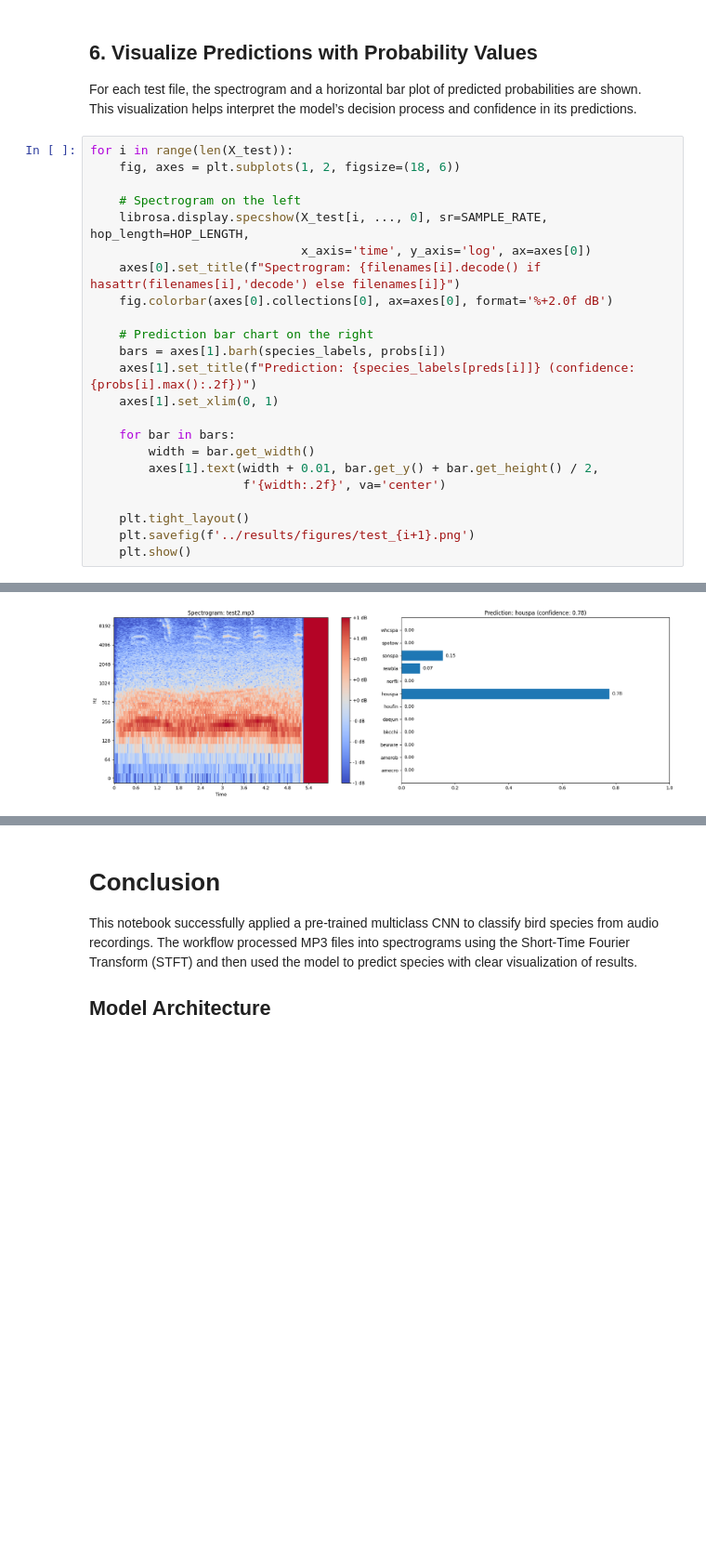
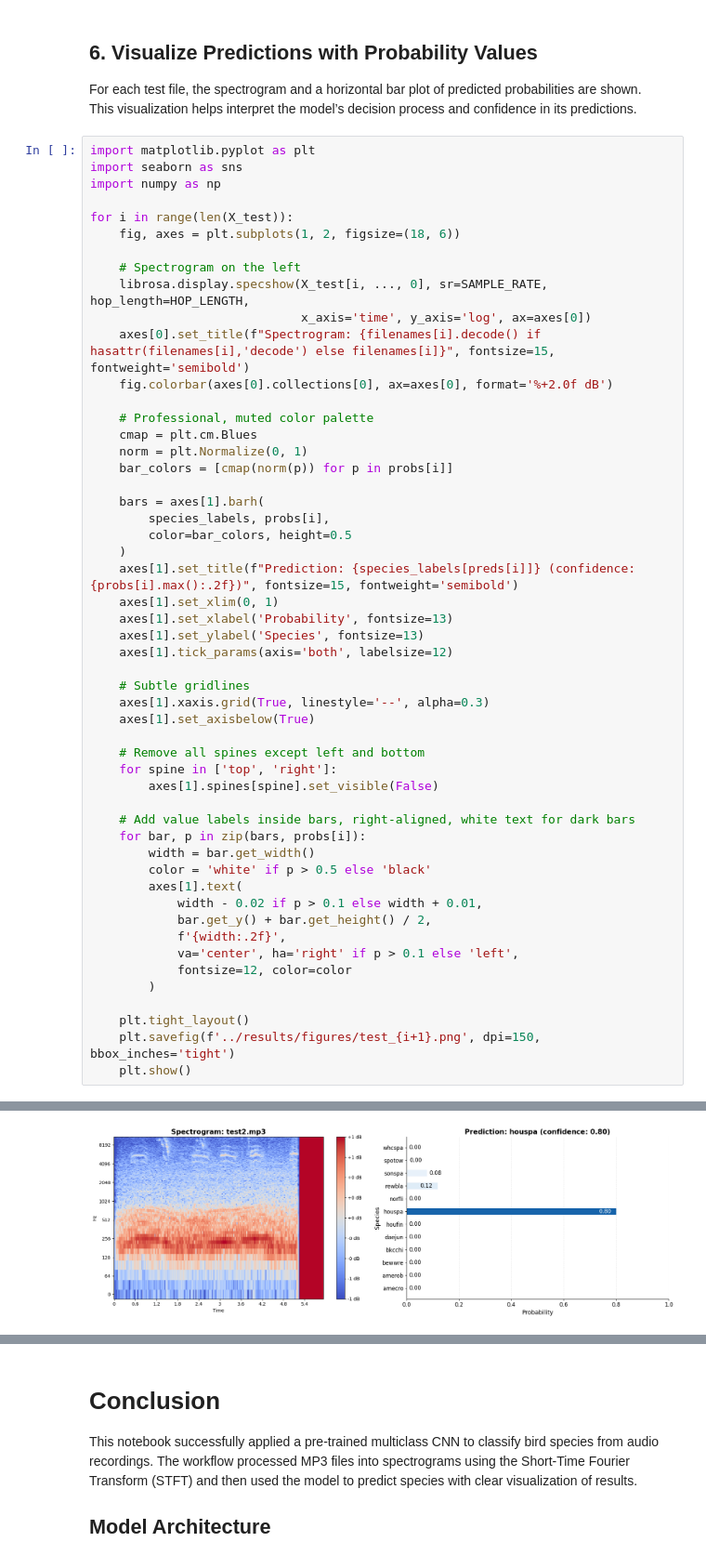
Before and after one commit to kmohammedsu/bird_sound_neural_network, a Jupyter notebook: notebooks/03_external_test_data.ipynb, the cells around one changed output, grey strips where cells are left out. Shown at 93% size. Saved outputs shown, nothing was run; the diff lists cells and outputs as text; blank space fills up the shorter version.

```diff
--- a/notebooks/03_external_test_data.ipynb
+++ b/notebooks/03_external_test_data.ipynb
@@ -162,26 +162,55 @@ b'test3.mp3': houspa (confidence: 0.85)
 For each test file, the spectrogram and a horizontal bar plot of predicted probabilities are shown.
 This visualization helps interpret the model’s decision process and confidence in its predictions.
 # %%
+import matplotlib.pyplot as plt
+import seaborn as sns
+import numpy as np
+
 for i in range(len(X_test)):
     fig, axes = plt.subplots(1, 2, figsize=(18, 6))
 
     # Spectrogram on the left
     librosa.display.specshow(X_test[i, ..., 0], sr=SAMPLE_RATE, hop_length=HOP_LENGTH,
                              x_axis='time', y_axis='log', ax=axes[0])
-    axes[0].set_title(f"Spectrogram: {filenames[i].decode() if hasattr(filenames[i],'decode') else filenames[i]}")
+    axes[0].set_title(f"Spectrogram: {filenames[i].decode() if hasattr(filenames[i],'decode') else filenames[i]}", fontsize=15, fontweight='semibold')
     fig.colorbar(axes[0].collections[0], ax=axes[0], format='%+2.0f dB')
 
-    # Prediction bar chart on the right
-    bars = axes[1].barh(species_labels, probs[i])
-    axes[1].set_title(f"Prediction: {species_labels[preds[i]]} (confidence: {probs[i].max():.2f})")
+    # Professional, muted color palette
+    cmap = plt.cm.Blues
+    norm = plt.Normalize(0, 1)
+    bar_colors = [cmap(norm(p)) for p in probs[i]]
+
+    bars = axes[1].barh(
+        species_labels, probs[i],
+        color=bar_colors, height=0.5
+    )
+    axes[1].set_title(f"Prediction: {species_labels[preds[i]]} (confidence: {probs[i].max():.2f})", fontsize=15, fontweight='semibold')
     axes[1].set_xlim(0, 1)
+    axes[1].set_xlabel('Probability', fontsize=13)
+    axes[1].set_ylabel('Species', fontsize=13)
+    axes[1].tick_params(axis='both', labelsize=12)
 
-    for bar in bars:
+    # Subtle gridlines
+    axes[1].xaxis.grid(True, linestyle='--', alpha=0.3)
+    axes[1].set_axisbelow(True)
+
+    # Remove all spines except left and bottom
+    for spine in ['top', 'right']:
+        axes[1].spines[spine].set_visible(False)
+
+    # Add value labels inside bars, right-aligned, white text for dark bars
+    for bar, p in zip(bars, probs[i]):
         width = bar.get_width()
-        axes[1].text(width + 0.01, bar.get_y() + bar.get_height() / 2,
-                     f'{width:.2f}', va='center')
+        color = 'white' if p > 0.5 else 'black'
+        axes[1].text(
+            width - 0.02 if p > 0.1 else width + 0.01,
+            bar.get_y() + bar.get_height() / 2,
+            f'{width:.2f}',
+            va='center', ha='right' if p > 0.1 else 'left',
+            fontsize=12, color=color
+        )
 
     plt.tight_layout()
-    plt.savefig(f'../results/figures/test_{i+1}.png')
+    plt.savefig(f'../results/figures/test_{i+1}.png', dpi=150, bbox_inches='tight')
     plt.show()
 # %% [output]
@@ -189 +218 @@ for i in range(len(X_test)):
-[figure, old version]
+[figure, new version]
```
Also changed, not shown: parts of 3 cells of this notebook, 14 other files.
